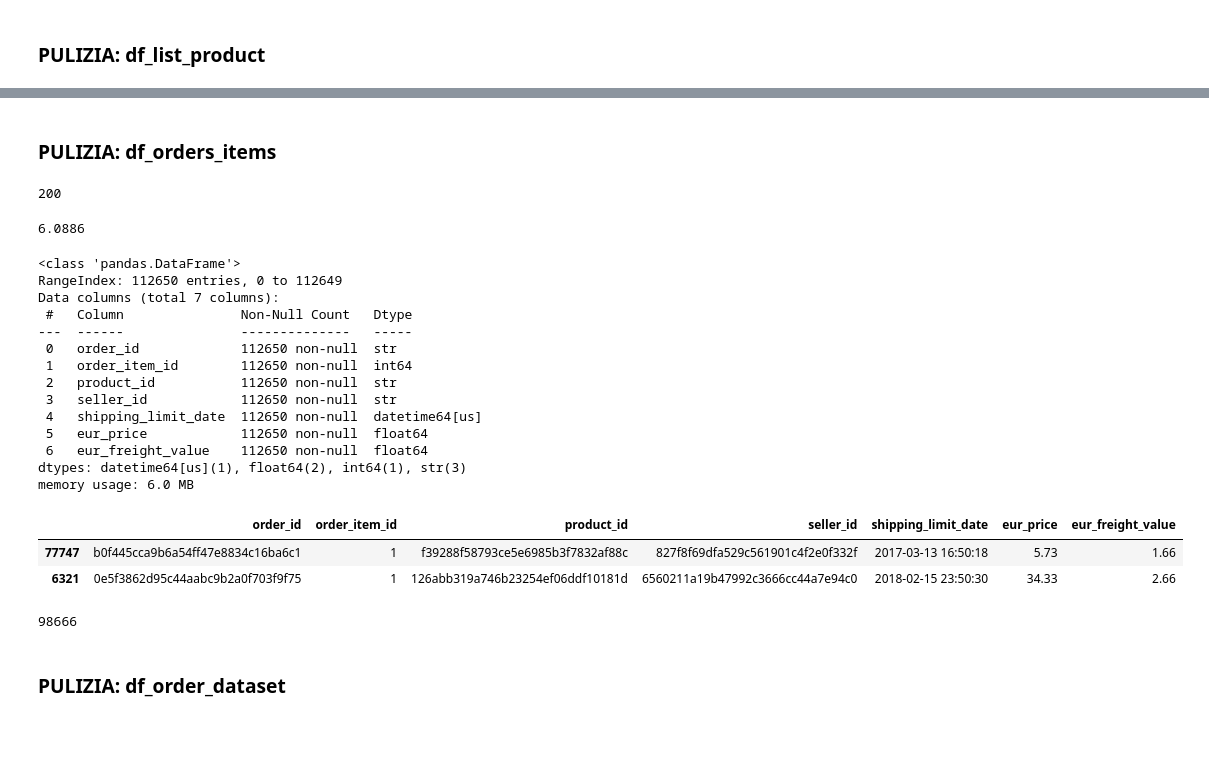
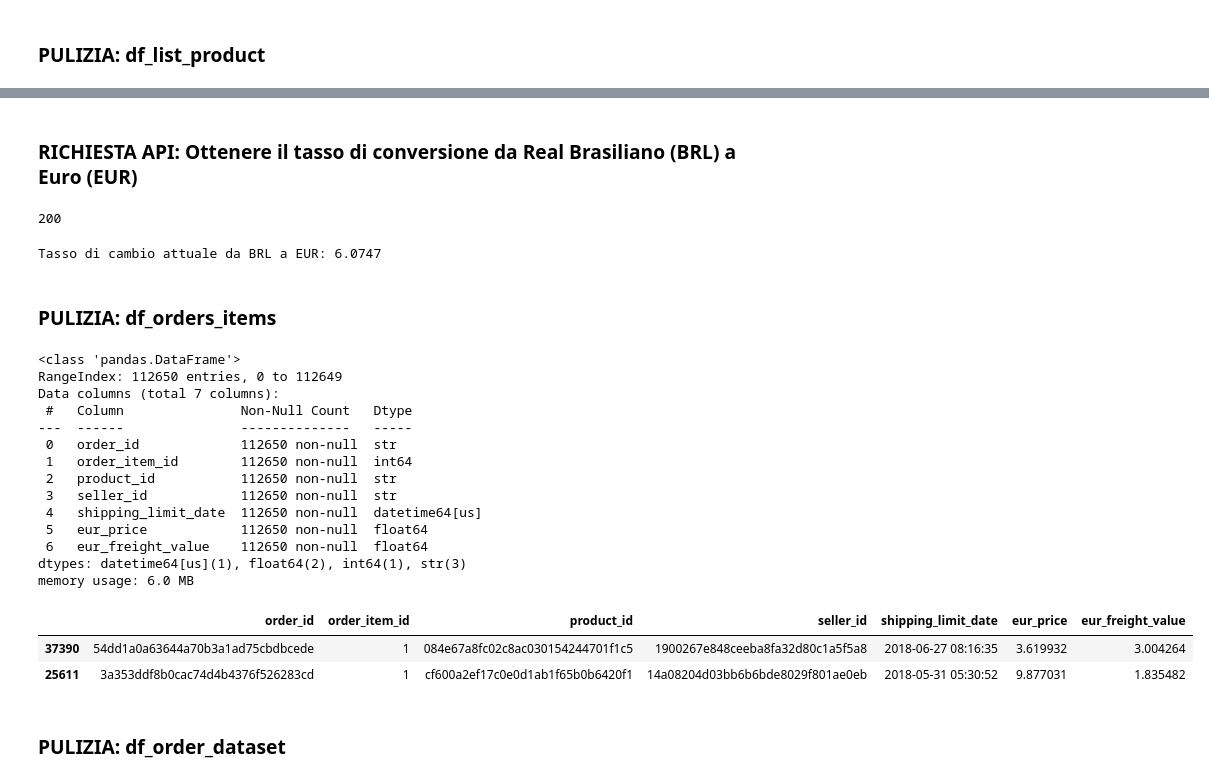
Before and after one commit to marcozanb/final_project, a Jupyter notebook: analisi_creazione_df.ipynb, the cells around one changed output, grey strips where cells are left out. Saved outputs shown, nothing was run; the diff lists cells and outputs as text; code cells hidden in the pictures; blank space fills up the shorter version.

```diff
--- a/analisi_creazione_df.ipynb
+++ b/analisi_creazione_df.ipynb
@@ -198,59 +191,56 @@ Data columns (total 5 columns):
 dtypes: float64(2), str(3)
 memory usage: 1.3 MB
+# %% [markdown]
+### RICHIESTA API: Ottenere il tasso di conversione da Real Brasiliano (BRL) a Euro (EUR)
+# %%
+url = 'https://v6.exchangerate-api.com/v6/ee8e65018f5adf36f58283bd/latest/EUR'
+oae = requests.get(url)
+print(oae.status_code)
+# %% [output]
+200
+# %%
+EUR_BRL=oae.json()['conversion_rates']['BRL']
+print(f"Tasso di cambio attuale da BRL a EUR: {EUR_BRL}")
+# %% [output]
+Tasso di cambio attuale da BRL a EUR: 6.0747
 # %% [markdown]
 ### PULIZIA: df_orders_items
-# %%
-url = 'https://v6.exchangerate-api.com/v6/ee8e65018f5adf36f58283bd/latest/EUR'
-oae = requests.get(url)
-print(oae.status_code)#richiesta API
-# %% [output]
-200
-# %%
-EUR_BRL=oae.json()['conversion_rates']['BRL']#Stanziata la variabile del tasso di cambio chiamndolo EUR_BRL
-EUR_BRL#tasso conversione
-# %% [output]
-6.0886
 # %%
 # 1) Escludiamo gli items con product_id in product_id_to_delete
-# 2) Convertiamo shipping_limit_date in datetime
-
+# 2) Convertiamo le colonne in real brasiliano in euro
 
 # 1
 df_orders_items['shipping_limit_date'] = pd.to_datetime(
     df_orders_items['shipping_limit_date']
 )
 
-#conversione in euro di price e freight_value
-df_orders_items['eur_price']=round(df_orders_items['price']/EUR_BRL,2)
-df_orders_items['eur_freight_value']=round(df_orders_items['freight_value']/EUR_BRL,2)
-#rimozione colonne in real breasiliano
+# 2
+# Conversione in euro di price e freight_value
+df_orders_items['eur_price']=df_orders_items['price']/EUR_BRL
+df_orders_items['eur_freight_value']=df_orders_items['freight_value']/EUR_BRL
+# Rimozione colonne in real breasiliano
 df_orders_items=df_orders_items.drop(['price','freight_value'],axis=1)
-
 
 df_orders_items.info()
 df_orders_items.sample(2)
 # %% [output]
 <class 'pandas.DataFrame'>
 RangeIndex: 112650 entries, 0 to 112649
 Data columns (total 7 columns):
  #   Column               Non-Null Count   Dtype
 ---  ------               --------------   -----
  0   order_id             112650 non-null  str
  1   order_item_id        112650 non-null  int64
  2   product_id           112650 non-null  str
  3   seller_id            112650 non-null  str
  4   shipping_limit_date  112650 non-null  datetime64[us]
  5   eur_price            112650 non-null  float64
  6   eur_freight_value    112650 non-null  float64
 dtypes: datetime64[us](1), float64(2), int64(1), str(3)
 memory usage: 6.0 MB
 |  | order_id | order_item_id | product_id | seller_id | shipping_limit_date | eur_price | eur_freight_value |
-| 77747 | b0f445cca9b6a54ff47e8834c16ba6c1 | 1 | f39288f58793ce5e6985b3f7832af88c | 827f8f69dfa529c561901c4f2e0f332f | 2017-03-13 16:50:18 | 5.73 | 1.66 |
-| 6321 | 0e5f3862d95c44aabc9b2a0f703f9f75 | 1 | 126abb319a746b23254ef06ddf10181d | 6560211a19b47992c3666cc44a7e94c0 | 2018-02-15 23:50:30 | 34.33 | 2.66 |
+| 37390 | 54dd1a0a63644a70b3a1ad75cbdbcede | 1 | 084e67a8fc02c8ac030154244701f1c5 | 1900267e848ceeba8fa32d80c1a5f5a8 | 2018-06-27 08:16:35 | 3.619932 | 3.004264 |
+| 25611 | 3a353ddf8b0cac74d4b4376f526283cd | 1 | cf600a2ef17c0e0d1ab1f65b0b6420f1 | 14a08204d03bb6b6bde8029f801ae0eb | 2018-05-31 05:30:52 | 9.877031 | 1.835482 |
-# %%
-df_orders_items['order_id'].nunique()
-# %% [output]
-98666
 # %% [markdown]
 ### PULIZIA: df_order_dataset
 # %%
```
Also changed, not shown: parts of 17 cells of this notebook, 3 other files.
